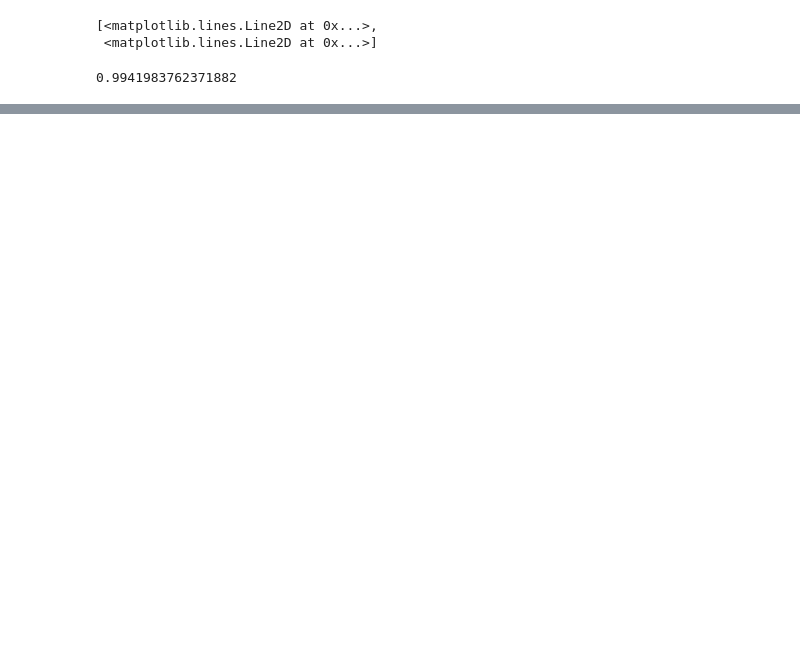
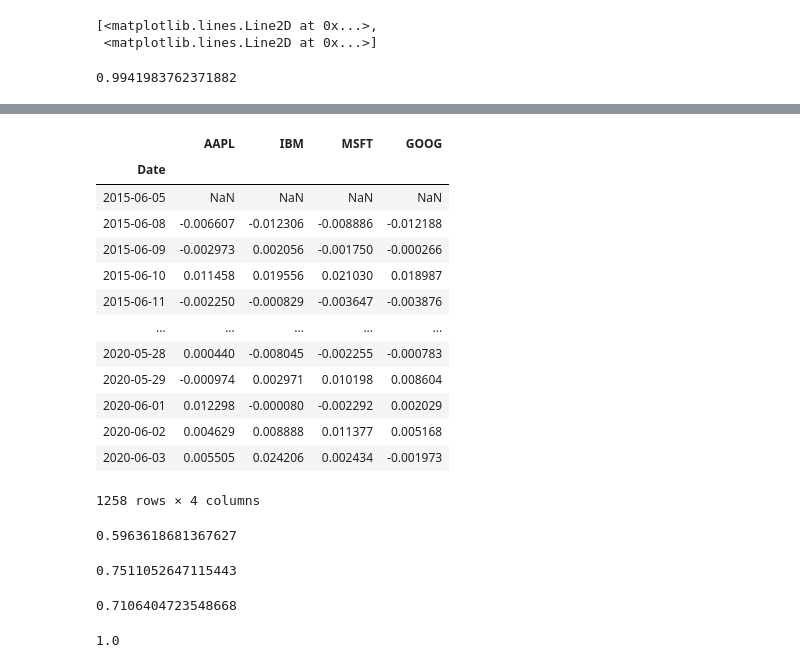
Before and after one commit to a29571508/PythonForDataAnalysis, a Jupyter notebook: 上課內容/sample26.ipynb, the cells around one changed output, grey strips where cells are left out. Cells and saved outputs as stored; diff of their text form; code cells hidden in the pictures; blank space fills up the shorter version.

```diff
--- a/上課內容/sample26.ipynb
+++ b/上課內容/sample26.ipynb
@@ -175,0 +236,34 @@ correlation
+# %%
+returns = price.pct_change()
+returns
+# %% [output]
+|  | AAPL | IBM | MSFT | GOOG |
+| Date |  |  |  |  |
+| 2015-06-05 | NaN | NaN | NaN | NaN |
+| 2015-06-08 | -0.006607 | -0.012306 | -0.008886 | -0.012188 |
+| 2015-06-09 | -0.002973 | 0.002056 | -0.001750 | -0.000266 |
+| 2015-06-10 | 0.011458 | 0.019556 | 0.021030 | 0.018987 |
+| 2015-06-11 | -0.002250 | -0.000829 | -0.003647 | -0.003876 |
+| ... | ... | ... | ... | ... |
+| 2020-05-28 | 0.000440 | -0.008045 | -0.002255 | -0.000783 |
+| 2020-05-29 | -0.000974 | 0.002971 | 0.010198 | 0.008604 |
+| 2020-06-01 | 0.012298 | -0.000080 | -0.002292 | 0.002029 |
+| 2020-06-02 | 0.004629 | 0.008888 | 0.011377 | 0.005168 |
+| 2020-06-03 | 0.005505 | 0.024206 | 0.002434 | -0.001973 |
+1258 rows × 4 columns
+# %%
+returns['MSFT'].corr(returns['IBM'])
+# %% [output]
+0.5963618681367627
+# %%
+returns['MSFT'].corr(returns['GOOG'])
+# %% [output]
+0.7511052647115443
+# %%
+returns['MSFT'].corr(returns['AAPL'])
+# %% [output]
+0.7106404723548668
+# %%
+returns['MSFT'].corr(returns['MSFT'])
+# %% [output]
+1.0
```
Also changed, not shown: parts of 4 cells of this notebook.
